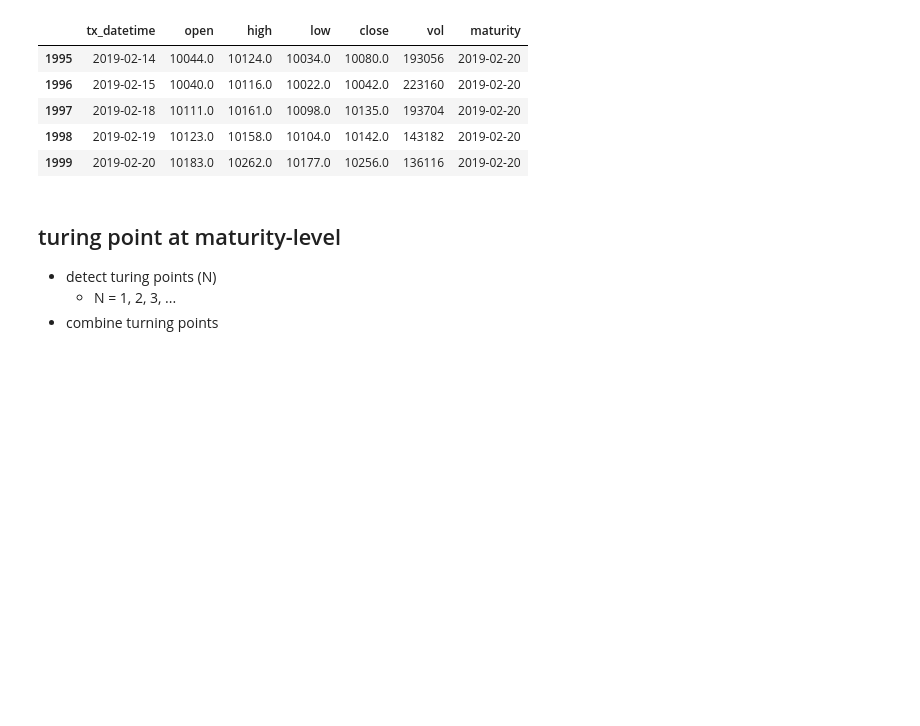
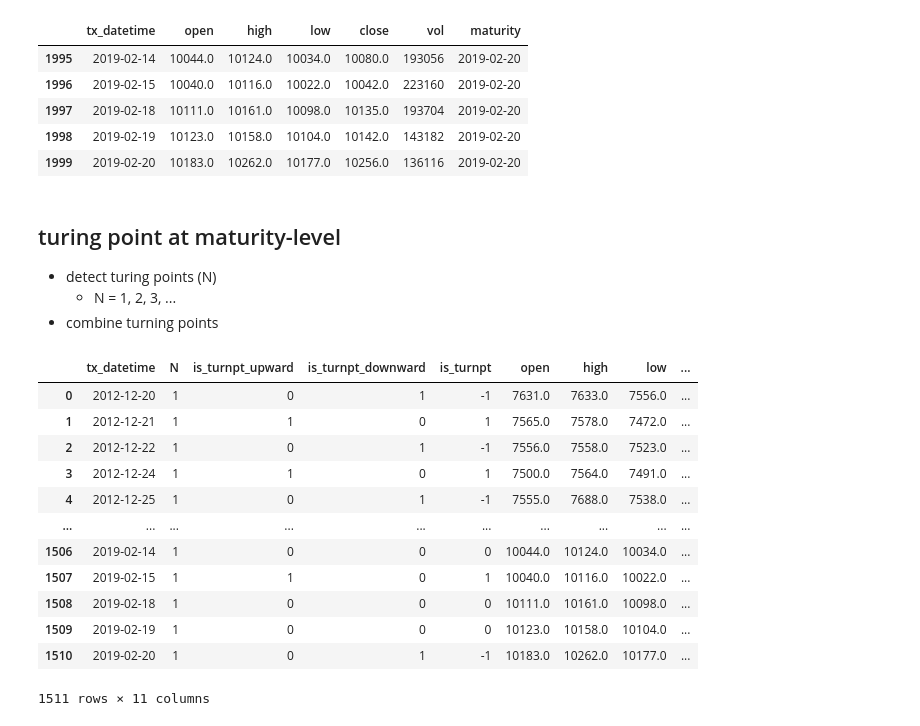
Before and after one commit to datasci-info/stock_path_tracker, a Jupyter notebook: turnpt_analysis.ipynb, the cells around one changed output. Saved outputs shown, nothing was run; the diff lists cells and outputs as text; code cells hidden in the pictures; blank space fills up the shorter version.

```diff
--- a/turnpt_analysis.ipynb
+++ b/turnpt_analysis.ipynb
@@ -85 +127,19 @@ def get_marked_turnpt(prc_ohlc, N):
+# %%
+df_turnpt = pd.concat([get_marked_turnpt(df_grp, N = 1) for grp, df_grp in df_ohlc.groupby('maturity')])
+df_turnpt_ohlc =  df_turnpt.merge(df_ohlc, on='tx_datetime', how='left')
+df_turnpt_ohlc
+# %% [output]
+|  | tx_datetime | N | is_turnpt_upward | is_turnpt_downward | is_turnpt | open | high | low | ... |
+| 0 | 2012-12-20 | 1 | 0 | 1 | -1 | 7631.0 | 7633.0 | 7556.0 | ... |
+| 1 | 2012-12-21 | 1 | 1 | 0 | 1 | 7565.0 | 7578.0 | 7472.0 | ... |
+| 2 | 2012-12-22 | 1 | 0 | 1 | -1 | 7556.0 | 7558.0 | 7523.0 | ... |
+| 3 | 2012-12-24 | 1 | 1 | 0 | 1 | 7500.0 | 7564.0 | 7491.0 | ... |
+| 4 | 2012-12-25 | 1 | 0 | 1 | -1 | 7555.0 | 7688.0 | 7538.0 | ... |
+| ... | ... | ... | ... | ... | ... | ... | ... | ... | ... |
+| 1506 | 2019-02-14 | 1 | 0 | 0 | 0 | 10044.0 | 10124.0 | 10034.0 | ... |
+| 1507 | 2019-02-15 | 1 | 1 | 0 | 1 | 10040.0 | 10116.0 | 10022.0 | ... |
+| 1508 | 2019-02-18 | 1 | 0 | 0 | 0 | 10111.0 | 10161.0 | 10098.0 | ... |
+| 1509 | 2019-02-19 | 1 | 0 | 0 | 0 | 10123.0 | 10158.0 | 10104.0 | ... |
+| 1510 | 2019-02-20 | 1 | 0 | 1 | -1 | 10183.0 | 10262.0 | 10177.0 | ... |
+1511 rows × 11 columns
 # %%
```
Also changed, not shown: parts of 7 cells of this notebook.
